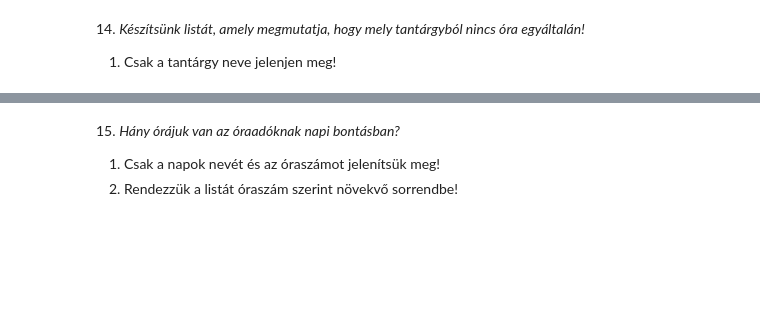
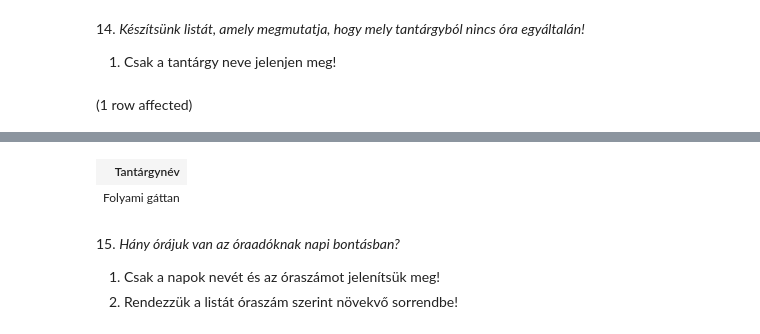
Before and after one commit to mlevente0703/sqlgyak03, a Jupyter notebook: gyakorlat03_feladatok.ipynb, the cells around one changed output, grey strips where cells are left out. Cells and saved outputs as stored; diff of their text form; code cells hidden in the pictures; blank space fills up the shorter version.

```diff
--- a/gyakorlat03_feladatok.ipynb
+++ b/gyakorlat03_feladatok.ipynb
@@ -329,3 +343,15 @@ Total execution time: 00:00:00.017
 14. _Készítsünk listát, amely megmutatja, hogy mely tantárgyból nincs óra egyáltalán!_
 
 1. Csak a tantárgy neve jelenjen meg!
+# %%
+SELECT Tantárgynév
+from Tantárgyak
+group by Tantárgynév
+
+EXCEPT
+
+select t.Tantárgynév
+from Orak o JOIN Tantárgyak t on o.targy=t.Tkód
+group by t.Tantárgynév
+# %% [output]
+(1 row affected)
@@ -332,3 +359,5 @@ Total execution time: 00:00:00.017
+| Tantárgynév |
+| Folyami gáttan |
 # %% [markdown]
 15. _Hány órájuk van az óraadóknak napi bontásban?_
 
```
Also changed, not shown: parts of 3 cells of this notebook.
